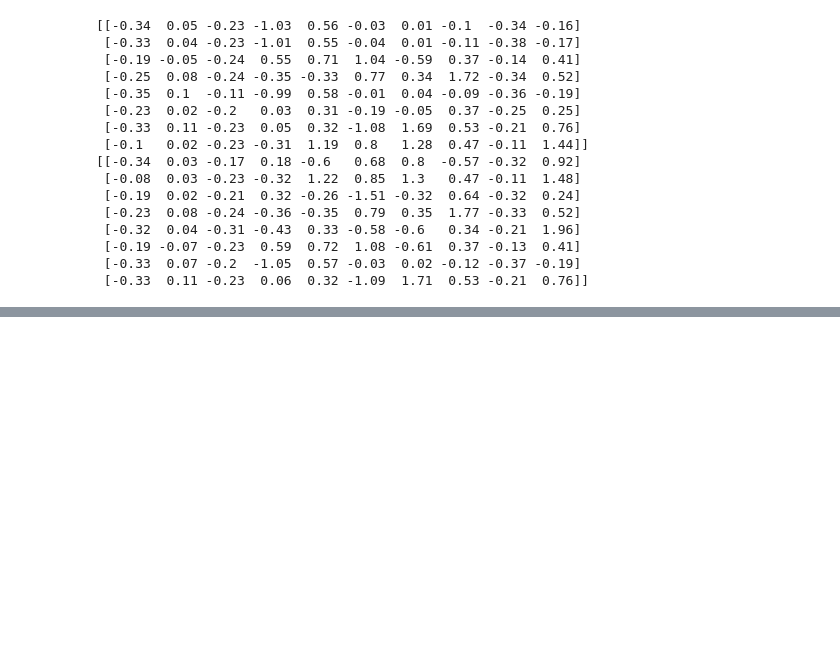
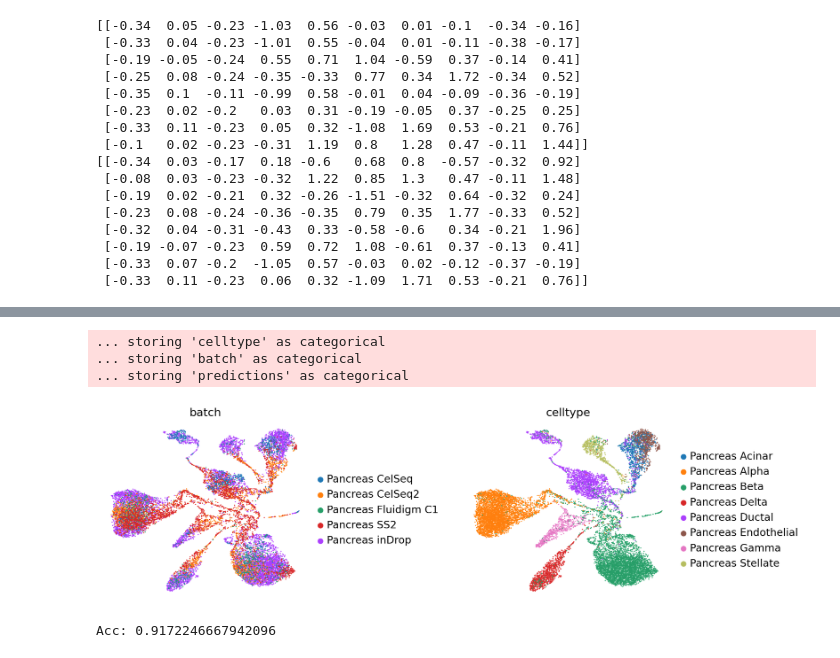
Before and after one commit to mxposed/scarches, a Jupyter notebook: notebooks/tranvae_pancreas_surgery.ipynb, the cells around one changed output, grey strips where cells are left out. Saved outputs shown, nothing was run; the diff lists cells and outputs as text; code cells hidden in the pictures; blank space fills up the shorter version.

```diff
--- a/notebooks/tranvae_pancreas_surgery.ipynb
+++ b/notebooks/tranvae_pancreas_surgery.ipynb
@@ -122,0 +156,23 @@ print(tranvae.labeled_indices_)
+# %%
+full_latent = sc.AnnData(tranvae.get_latent(adata.X, adata.obs[condition_key]))
+full_latent.obs['celltype'] = adata.obs[cell_type_key].tolist()
+full_latent.obs['batch'] = adata.obs[condition_key].tolist()
+full_latent.obs['predictions'] = tranvae.classify(adata.X, adata.obs[condition_key])
+# %%
+sc.pp.neighbors(full_latent, n_neighbors=8)
+sc.tl.leiden(full_latent)
+sc.tl.umap(full_latent)
+sc.pl.umap(full_latent,
+           color=['batch', 'celltype'],
+           frameon=False,
+           wspace=0.6,
+           )
+# %% [output]
+... storing 'celltype' as categorical
+... storing 'batch' as categorical
+... storing 'predictions' as categorical
+[figure, added]
+# %%
+print("Acc: {}".format(np.mean(full_latent.obs.predictions == full_latent.obs.celltype)))
+# %% [output]
+Acc: 0.9172246667942096
```
Also changed, not shown: parts of 10 cells of this notebook, 3 other files.
